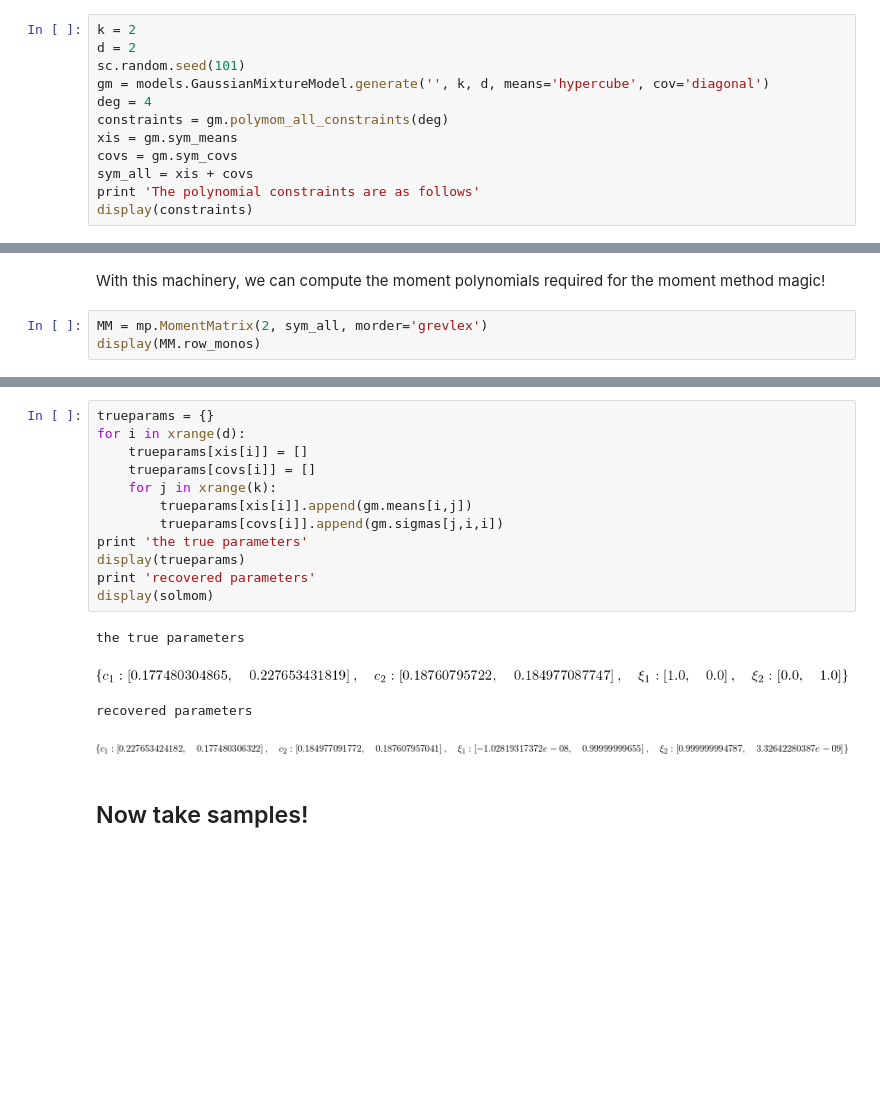
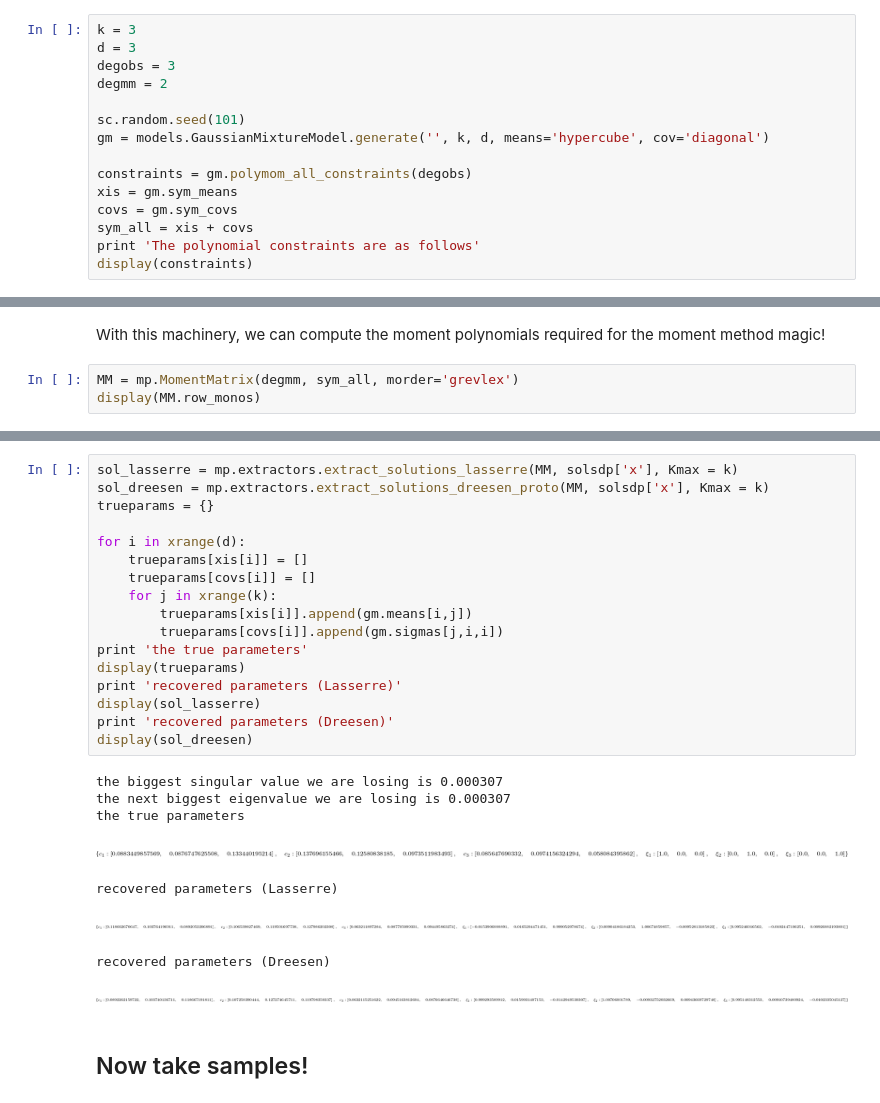
Before and after one commit to sidaw/polymom, a Jupyter notebook: MixtureOfGaussians.ipynb, the cells around one changed output, grey strips where cells are left out. Drawn from its saved outputs; the diff is of its cells as text; blank space fills up the shorter version.

```diff
--- a/MixtureOfGaussians.ipynb
+++ b/MixtureOfGaussians.ipynb
@@ -29,12 +29,15 @@ Let's construct a toy example for the rest of this document.
 
 Let $\xi_1, ..., \xi_K \in \Re^D$ be the set of means. Let $c_1, ..., c_K \in \Re^D$ be the set of diagonal covariances.
 # %%
-k = 2
-d = 2
+k = 3
+d = 3
+degobs = 3
+degmm = 2
+
 sc.random.seed(101)
 gm = models.GaussianMixtureModel.generate('', k, d, means='hypercube', cov='diagonal')
-deg = 4
-constraints = gm.polymom_all_constraints(deg)
+
+constraints = gm.polymom_all_constraints(degobs)
 xis = gm.sym_means
 covs = gm.sym_covs
 sym_all = xis + covs
@@ -46,6 +49,6 @@ The polynomial constraints are as follows
 # %% [markdown]
 With this machinery, we can compute the moment polynomials required for the moment method magic!
 # %%
-MM = mp.MomentMatrix(2, sym_all, morder='grevlex')
+MM = mp.MomentMatrix(degmm, sym_all, morder='grevlex')
 display(MM.row_monos)
 # %% [output]
@@ -71,20 +73,29 @@ the next biggest eigenvalue we are losing is 0.000000
 # %%
+sol_lasserre = mp.extractors.extract_solutions_lasserre(MM, solsdp['x'], Kmax = k)
+sol_dreesen = mp.extractors.extract_solutions_dreesen_proto(MM, solsdp['x'], Kmax = k)
 trueparams = {}
+
 for i in xrange(d):
     trueparams[xis[i]] = []
     trueparams[covs[i]] = []
     for j in xrange(k):
         trueparams[xis[i]].append(gm.means[i,j])
         trueparams[covs[i]].append(gm.sigmas[j,i,i])
 print 'the true parameters'
 display(trueparams)
-print 'recovered parameters'
-display(solmom)
+print 'recovered parameters (Lasserre)'
+display(sol_lasserre)
+print 'recovered parameters (Dreesen)'
+display(sol_dreesen)
 # %% [output]
+the biggest singular value we are losing is 0.000307
+the next biggest eigenvalue we are losing is 0.000307
 the true parameters
-[figure, old version]
+[figure, new version]
-recovered parameters
+recovered parameters (Lasserre)
-[figure, old version]
+[figure, new version]
+recovered parameters (Dreesen)
+[figure, added]
 # %% [markdown]
 ## Now take samples!
 # %%
```
Also changed, not shown: parts of 7 cells of this notebook, 2 other files.
